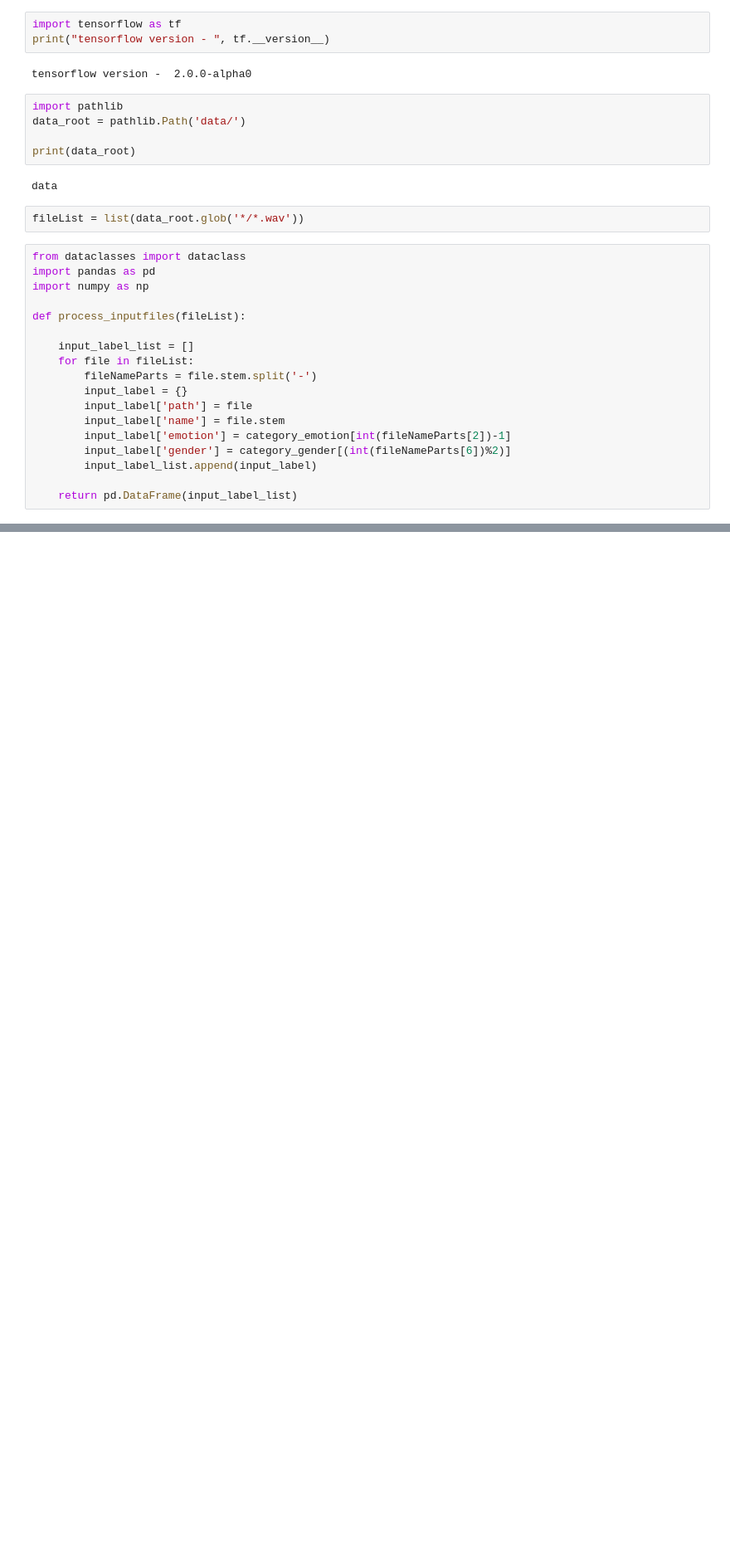
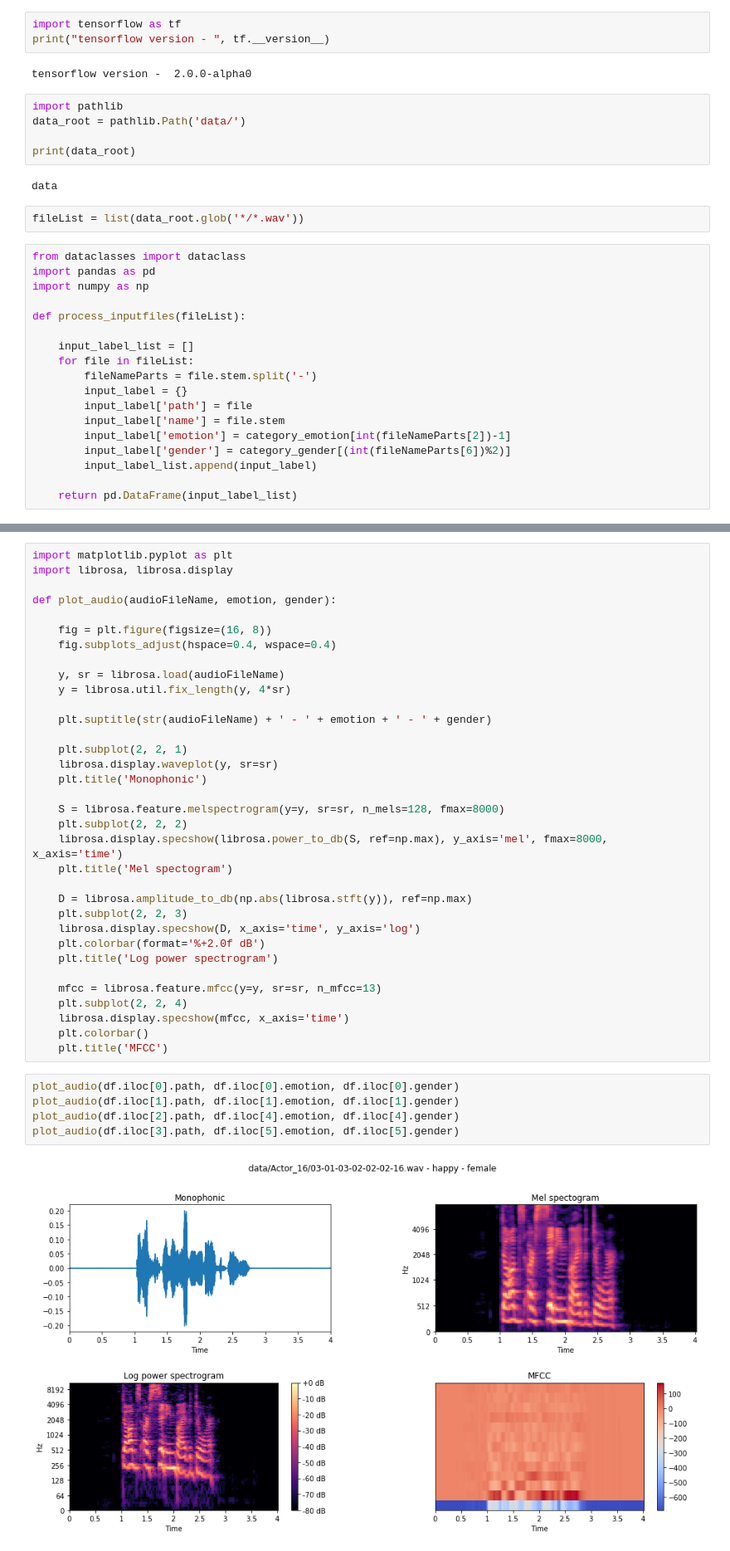
Before and after one commit to naikparag/speech-emotion-classifier-deep-learning, a Jupyter notebook: main.py.ipynb, the cells around one changed output, grey strips where cells are left out. Shown: that part at 83% size. Saved outputs shown, nothing was run; the diff lists cells and outputs as text; blank space fills up the shorter version.

```diff
--- a/main.py.ipynb
+++ b/main.py.ipynb
@@ -77,0 +72,41 @@ df.head()
+# %%
+import matplotlib.pyplot as plt
+import librosa, librosa.display
+
+def plot_audio(audioFileName, emotion, gender):
+
+    fig = plt.figure(figsize=(16, 8))
+    fig.subplots_adjust(hspace=0.4, wspace=0.4)
+
+    y, sr = librosa.load(audioFileName)
+    y = librosa.util.fix_length(y, 4*sr)
+
+    plt.suptitle(str(audioFileName) + ' - ' + emotion + ' - ' + gender)
+
+    plt.subplot(2, 2, 1)
+    librosa.display.waveplot(y, sr=sr)
+    plt.title('Monophonic')
+
+    S = librosa.feature.melspectrogram(y=y, sr=sr, n_mels=128, fmax=8000)
+    plt.subplot(2, 2, 2)
+    librosa.display.specshow(librosa.power_to_db(S, ref=np.max), y_axis='mel', fmax=8000, x_axis='time')
+    plt.title('Mel spectogram')
+
+    D = librosa.amplitude_to_db(np.abs(librosa.stft(y)), ref=np.max)
+    plt.subplot(2, 2, 3)
+    librosa.display.specshow(D, x_axis='time', y_axis='log')
+    plt.colorbar(format='%+2.0f dB')
+    plt.title('Log power spectrogram')
+
+    mfcc = librosa.feature.mfcc(y=y, sr=sr, n_mfcc=13)
+    plt.subplot(2, 2, 4)
+    librosa.display.specshow(mfcc, x_axis='time')
+    plt.colorbar()
+    plt.title('MFCC')
+# %%
+plot_audio(df.iloc[0].path, df.iloc[0].emotion, df.iloc[0].gender)
+plot_audio(df.iloc[1].path, df.iloc[1].emotion, df.iloc[1].gender)
+plot_audio(df.iloc[2].path, df.iloc[4].emotion, df.iloc[4].gender)
+plot_audio(df.iloc[3].path, df.iloc[5].emotion, df.iloc[5].gender)
+# %% [output]
+[figure, added]
```
Also changed, not shown: parts of 16 cells of this notebook.
